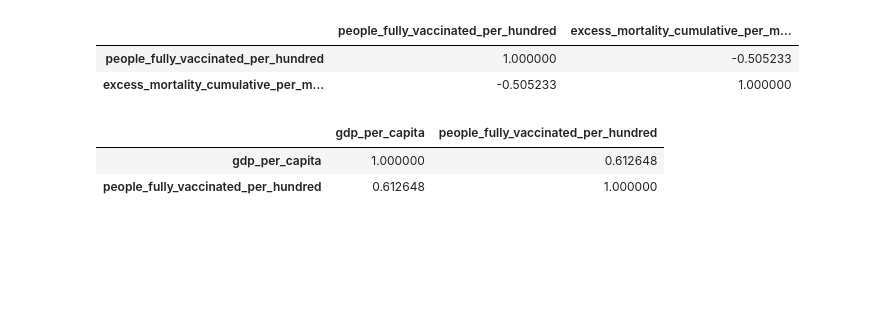
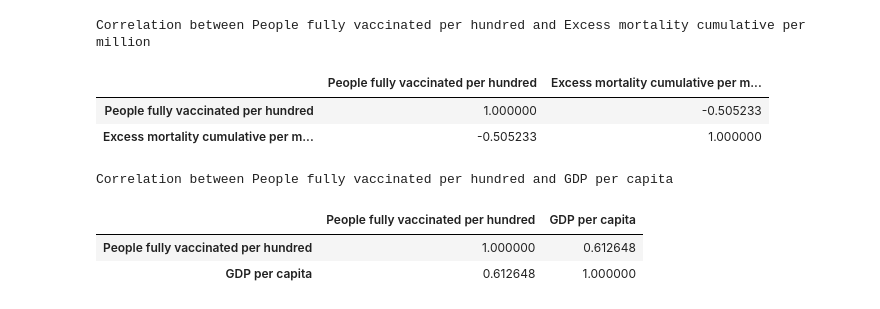
Before and after one commit to Naleoq/vis, a Jupyter notebook: test.ipynb, the cells around one changed output. Cells and saved outputs as stored; diff of their text form; code cells hidden in the pictures; blank space fills up the shorter version.

```diff
--- a/test.ipynb
+++ b/test.ipynb
@@ -98,22 +98,31 @@ for i in range(len(fig2.data)):
     fig.data[len(fig1.data) + i].visible = False
 
 fig.show()
-# %%
-# Calculate the first correlation matrix and assign it to a variable
-corr1 = df_last_2022[['people_fully_vaccinated_per_hundred', 'excess_mortality_cumulative_per_million']].corr()
-
-# Calculate the second correlation matrix and assign it to a variable
-corr2 = df_last_2022[['gdp_per_capita', 'people_fully_vaccinated_per_hundred']].corr()
-
-# Display the first correlation matrix
-display(corr1)
-
-# Display the second correlation matrix
-display(corr2)
-# %% [output]
-|  | people_fully_vaccinated_per_hundred | excess_mortality_cumulative_per_m... |
-| people_fully_vaccinated_per_hundred | 1.000000 | -0.505233 |
-| excess_mortality_cumulative_per_m... | -0.505233 | 1.000000 |
-|  | gdp_per_capita | people_fully_vaccinated_per_hundred |
-| gdp_per_capita | 1.000000 | 0.612648 |
-| people_fully_vaccinated_per_hundred | 0.612648 | 1.000000 |
+# %%
+# Corrected code to rename columns and calculate correlation matrices
+df_renamed = df_last_2022.rename(columns={
+    'gdp_per_capita': 'GDP per capita',
+    'people_fully_vaccinated_per_hundred': 'People fully vaccinated per hundred',
+    'excess_mortality_cumulative_per_million': 'Excess mortality cumulative per million'
+})
+
+# Calculate the first correlation matrix with corrected column names
+corr1 = df_renamed[['People fully vaccinated per hundred', 'Excess mortality cumulative per million']].corr()
+
+# Calculate the second correlation matrix with corrected column names
+corr2 = df_renamed[['People fully vaccinated per hundred', 'GDP per capita']].corr()
+
+# Display the first correlation matrix with a caption
+display(corr1.style.set_caption('Correlation between People fully vaccinated per hundred and Excess mortality cumulative per million'))
+
+# Display the second correlation matrix with a caption
+display(corr2.style.set_caption('Correlation between People fully vaccinated per hundred and GDP per capita'))
+# %% [output]
+Correlation between People fully vaccinated per hundred and Excess mortality cumulative per million
+|  | People fully vaccinated per hundred | Excess mortality cumulative per m... |
+| People fully vaccinated per hundred | 1.000000 | -0.505233 |
+| Excess mortality cumulative per m... | -0.505233 | 1.000000 |
+Correlation between People fully vaccinated per hundred and GDP per capita
+|  | People fully vaccinated per hundred | GDP per capita |
+| People fully vaccinated per hundred | 1.000000 | 0.612648 |
+| GDP per capita | 0.612648 | 1.000000 |
```
